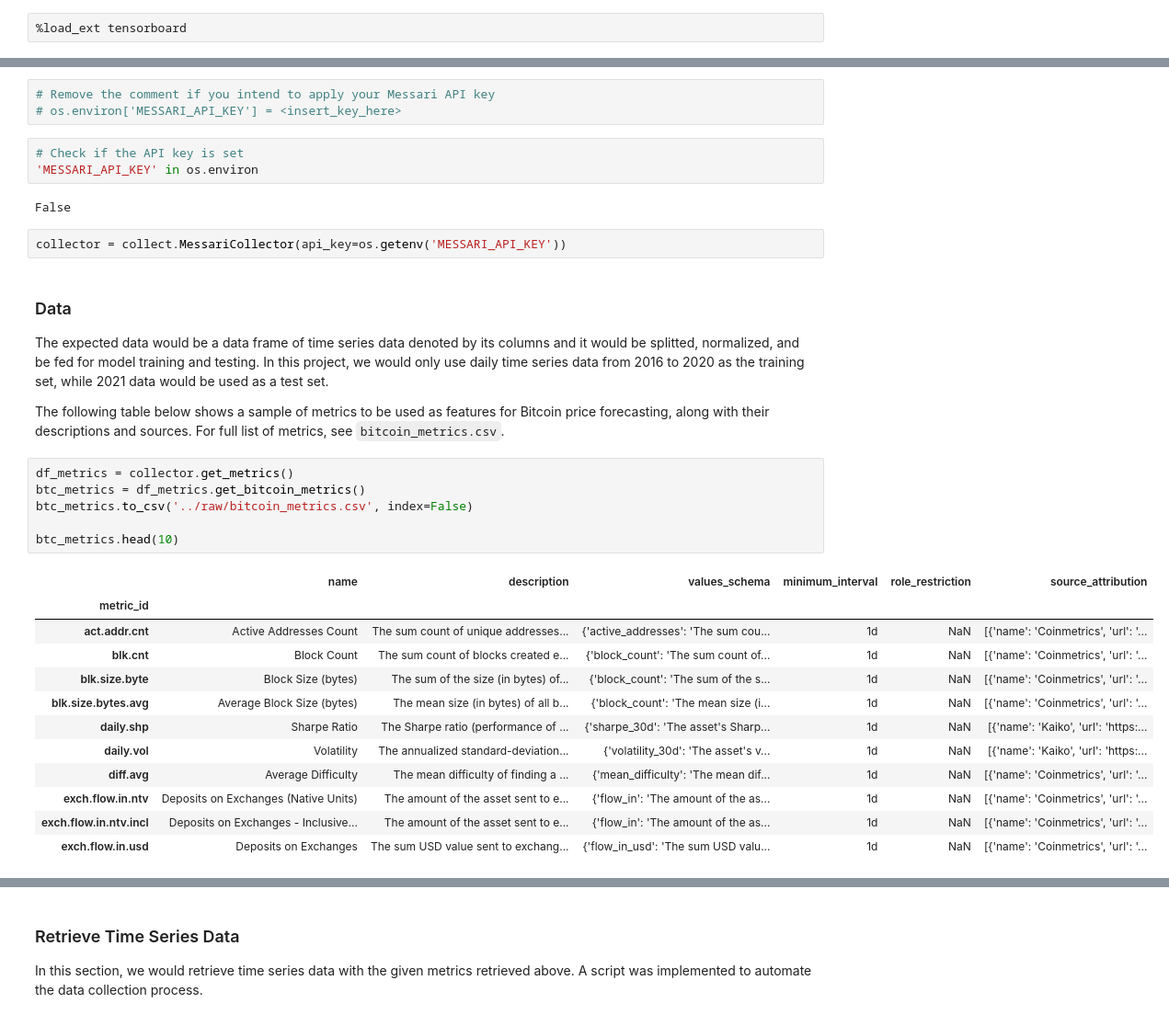
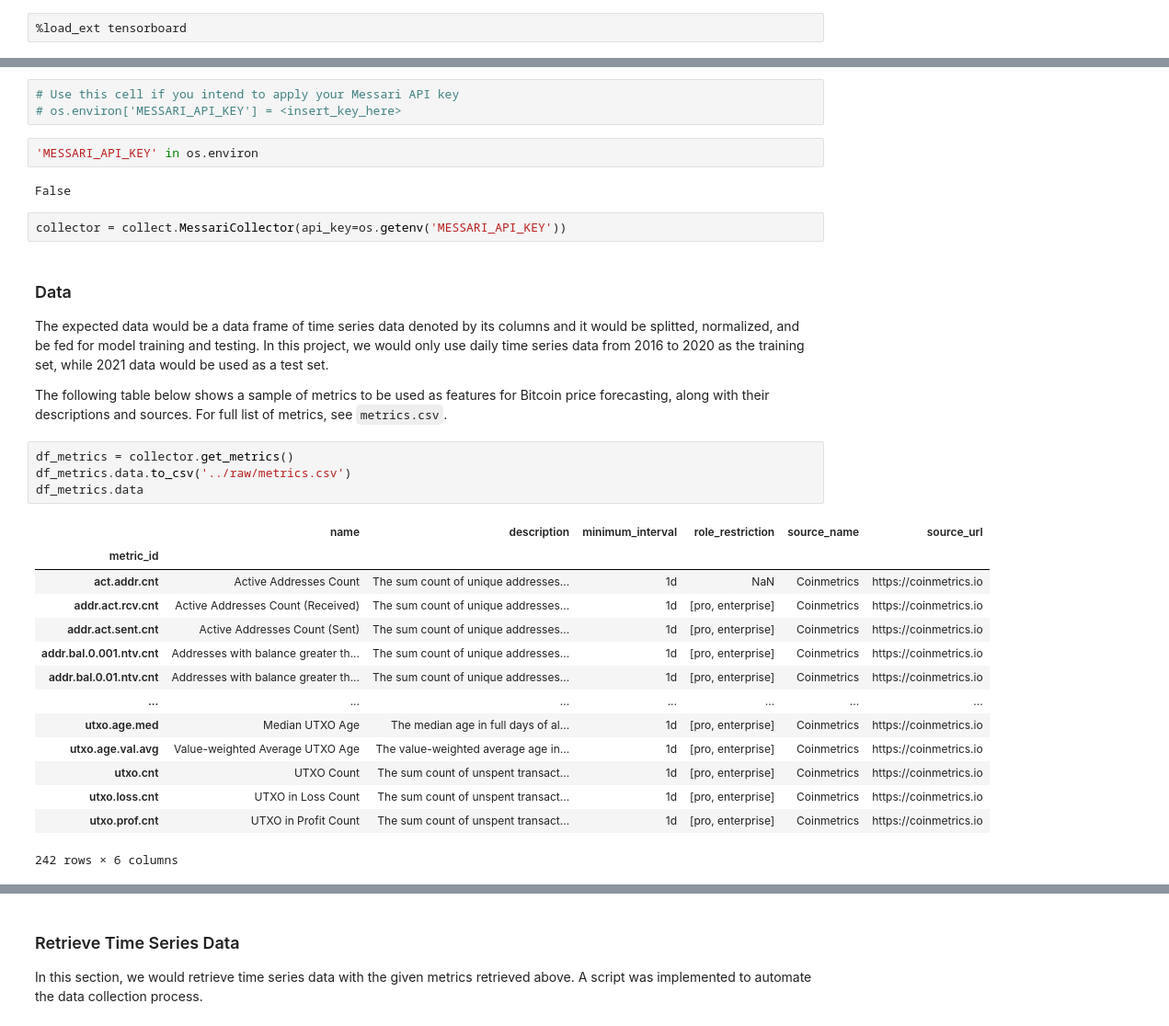
Before and after one commit to KaidenFrizu/recurrent-bitcoin-network, a Jupyter notebook: docs/Documentation.ipynb, the cells around one changed output, grey strips where cells are left out. Shown at 92% size. Saved outputs shown, nothing was run; the diff lists cells and outputs as text.

```diff
--- a/docs/Documentation.ipynb
+++ b/docs/Documentation.ipynb
@@ -36,8 +40,7 @@ Current time: 2022-03-06 15:40:17.598084
 # %%
-# Remove the comment if you intend to apply your Messari API key
+# Use this cell if you intend to apply your Messari API key
 # os.environ['MESSARI_API_KEY'] = <insert_key_here>
 # %%
-# Check if the API key is set
 'MESSARI_API_KEY' in os.environ
 # %% [output]
 False
@@ -47,23 +50,23 @@ collector = collect.MessariCollector(api_key=os.getenv('MESSARI_API_KEY'))
 ### Data
 The expected data would be a data frame of time series data denoted by its columns and it would be splitted, normalized, and be fed for model training and testing. In this project, we would only use daily time series data from 2016 to 2020 as the training set, while 2021 data would be used as a test set.
 
-The following table below shows a sample of metrics to be used as features for Bitcoin price forecasting, along with their descriptions and sources. For full list of metrics, see `bitcoin_metrics.csv`.
+The following table below shows a sample of metrics to be used as features for Bitcoin price forecasting, along with their descriptions and sources. For full list of metrics, see `metrics.csv`.
 # %%
 df_metrics = collector.get_metrics()
-btc_metrics = df_metrics.get_bitcoin_metrics()
-btc_metrics.to_csv('../raw/bitcoin_metrics.csv', index=False)
-
-btc_metrics.head(10)
+df_metrics.data.to_csv('../raw/metrics.csv')
+df_metrics.data
 # %% [output]
-|  | name | description | values_schema | minimum_interval | role_restriction | source_attribution |
+|  | name | description | minimum_interval | role_restriction | source_name | source_url |
 | metric_id |  |  |  |  |  |  |
-| act.addr.cnt | Active Addresses Count | The sum count of unique addresses... | {'active_addresses': 'The sum cou... | 1d | NaN | [{'name': 'Coinmetrics', 'url': '... |
-| blk.cnt | Block Count | The sum count of blocks created e... | {'block_count': 'The sum count of... | 1d | NaN | [{'name': 'Coinmetrics', 'url': '... |
-| blk.size.byte | Block Size (bytes) | The sum of the size (in bytes) of... | {'block_count': 'The sum of the s... | 1d | NaN | [{'name': 'Coinmetrics', 'url': '... |
-| blk.size.bytes.avg | Average Block Size (bytes) | The mean size (in bytes) of all b... | {'block_count': 'The mean size (i... | 1d | NaN | [{'name': 'Coinmetrics', 'url': '... |
-| daily.shp | Sharpe Ratio | The Sharpe ratio (performance of ... | {'sharpe_30d': 'The asset's Sharp... | 1d | NaN | [{'name': 'Kaiko', 'url': 'https:... |
-| daily.vol | Volatility | The annualized standard-deviation... | {'volatility_30d': 'The asset's v... | 1d | NaN | [{'name': 'Kaiko', 'url': 'https:... |
-| diff.avg | Average Difficulty | The mean difficulty of finding a ... | {'mean_difficulty': 'The mean dif... | 1d | NaN | [{'name': 'Coinmetrics', 'url': '... |
-| exch.flow.in.ntv | Deposits on Exchanges (Native Units) | The amount of the asset sent to e... | {'flow_in': 'The amount of the as... | 1d | NaN | [{'name': 'Coinmetrics', 'url': '... |
-| exch.flow.in.ntv.incl | Deposits on Exchanges - Inclusive... | The amount of the asset sent to e... | {'flow_in': 'The amount of the as... | 1d | NaN | [{'name': 'Coinmetrics', 'url': '... |
-| exch.flow.in.usd | Deposits on Exchanges | The sum USD value sent to exchang... | {'flow_in_usd': 'The sum USD valu... | 1d | NaN | [{'name': 'Coinmetrics', 'url': '... |
+| act.addr.cnt | Active Addresses Count | The sum count of unique addresses... | 1d | NaN | Coinmetrics | https://coinmetrics.io |
+| addr.act.rcv.cnt | Active Addresses Count (Received) | The sum count of unique addresses... | 1d | [pro, enterprise] | Coinmetrics | https://coinmetrics.io |
+| addr.act.sent.cnt | Active Addresses Count (Sent) | The sum count of unique addresses... | 1d | [pro, enterprise] | Coinmetrics | https://coinmetrics.io |
+| addr.bal.0.001.ntv.cnt | Addresses with balance greater th... | The sum count of unique addresses... | 1d | [pro, enterprise] | Coinmetrics | https://coinmetrics.io |
+| addr.bal.0.01.ntv.cnt | Addresses with balance greater th... | The sum count of unique addresses... | 1d | [pro, enterprise] | Coinmetrics | https://coinmetrics.io |
+| ... | ... | ... | ... | ... | ... | ... |
+| utxo.age.med | Median UTXO Age | The median age in full days of al... | 1d | [pro, enterprise] | Coinmetrics | https://coinmetrics.io |
+| utxo.age.val.avg | Value-weighted Average UTXO Age | The value-weighted average age in... | 1d | [pro, enterprise] | Coinmetrics | https://coinmetrics.io |
+| utxo.cnt | UTXO Count | The sum count of unspent transact... | 1d | [pro, enterprise] | Coinmetrics | https://coinmetrics.io |
+| utxo.loss.cnt | UTXO in Loss Count | The sum count of unspent transact... | 1d | [pro, enterprise] | Coinmetrics | https://coinmetrics.io |
+| utxo.prof.cnt | UTXO in Profit Count | The sum count of unspent transact... | 1d | [pro, enterprise] | Coinmetrics | https://coinmetrics.io |
+242 rows × 6 columns
```
Also changed, not shown: parts of 30 cells of this notebook.
